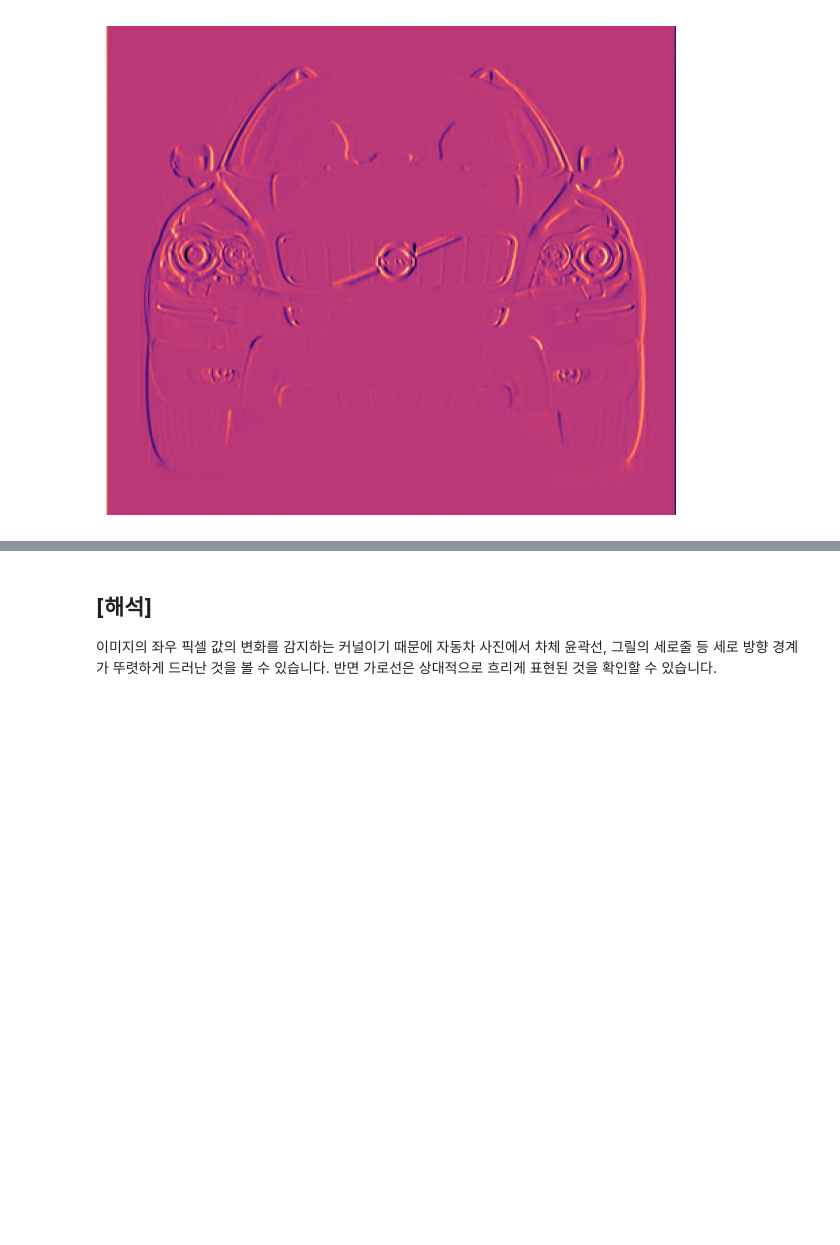
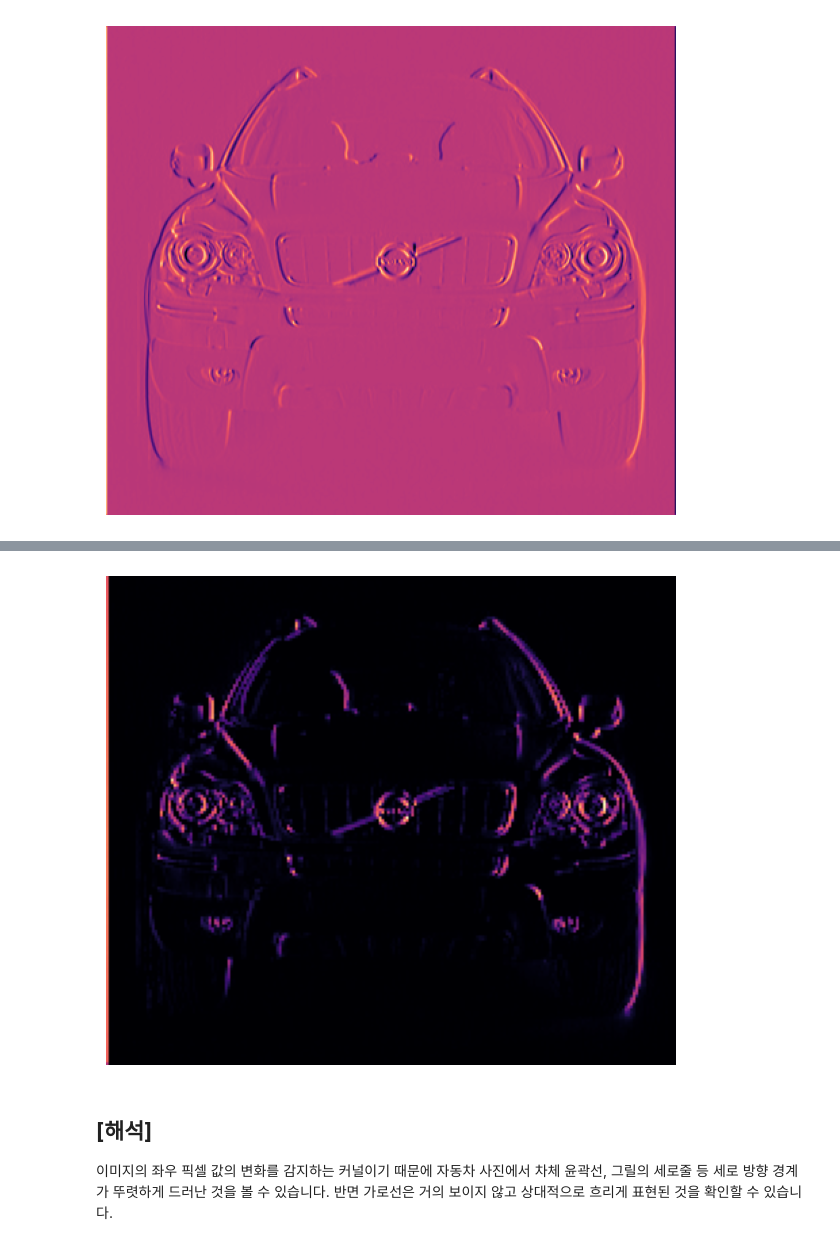
Before and after one commit to Ewha-Euron/9th-DL, a Jupyter notebook: Week3_복습과제_민소연.ipynb, the cells around one changed output, grey strips where cells are left out. Cells and saved outputs as stored; diff of their text form; code cells hidden in the pictures; blank space fills up the shorter version.

```diff
--- a/Week3_복습과제_민소연.ipynb
+++ b/Week3_복습과제_민소연.ipynb
@@ -304,3 +338,21 @@ plt.show();
+# %%
+# Max Pooling으로 압축
+import tensorflow as tf
+
+my_image_condense2 = tf.nn.pool(
+    input=my_image_detect2,
+    window_shape=(2,2),
+    pooling_type='MAX',
+    strides=(2, 2),
+    padding='SAME',
+)
+
+plt.figure(figsize=(6, 6))
+plt.imshow(tf.squeeze(my_image_condense2))
+plt.axis('off')
+plt.show();
+# %% [output]
+[figure, added]
 # %% [markdown]
 ## **[해석]**
-이미지의 좌우 픽셀 값의 변화를 감지하는 커널이기 때문에 자동차 사진에서 차체 윤곽선, 그릴의 세로줄 등 세로 방향 경계가 뚜렷하게 드러난 것을 볼 수 있습니다. 반면 가로선은 상대적으로 흐리게 표현된 것을 확인할 수 있습니다.
+이미지의 좌우 픽셀 값의 변화를 감지하는 커널이기 때문에 자동차 사진에서 차체 윤곽선, 그릴의 세로줄 등 세로 방향 경계가 뚜렷하게 드러난 것을 볼 수 있습니다. 반면 가로선은 거의 보이지 않고 상대적으로 흐리게 표현된 것을 확인할 수 있습니다.
```
Also changed, not shown: parts of 8 cells of this notebook.
